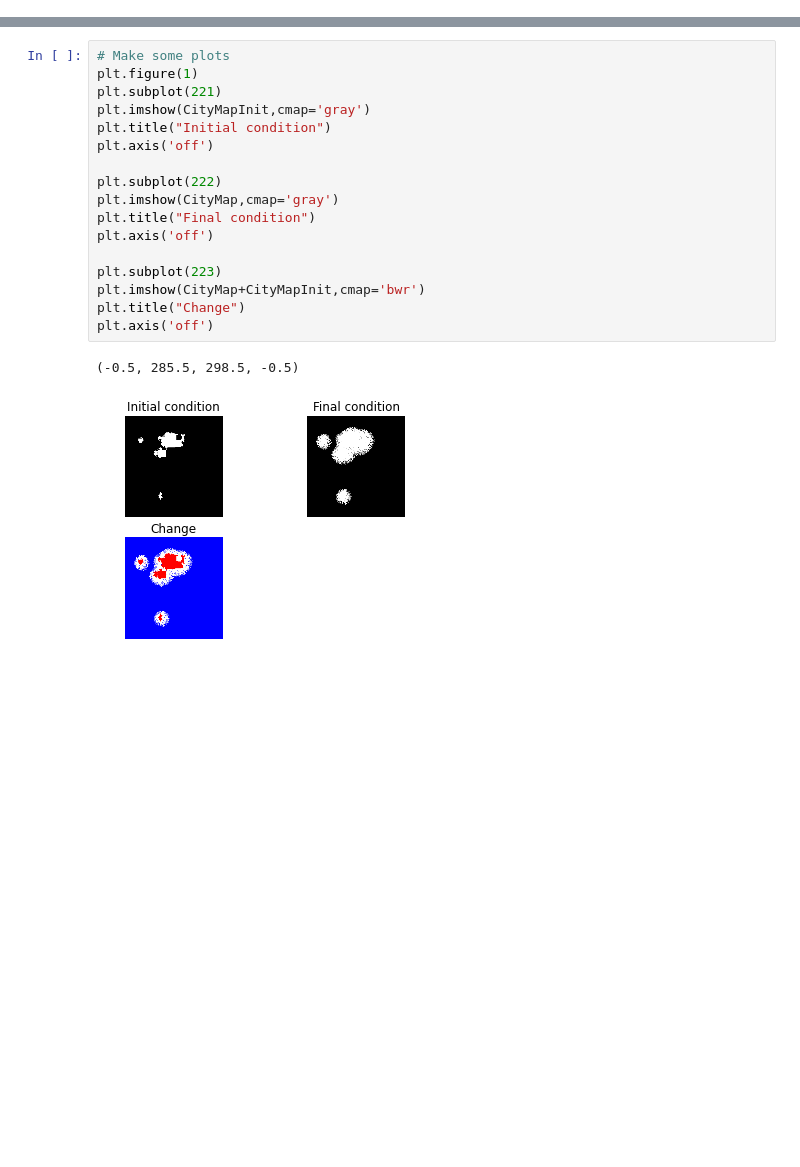
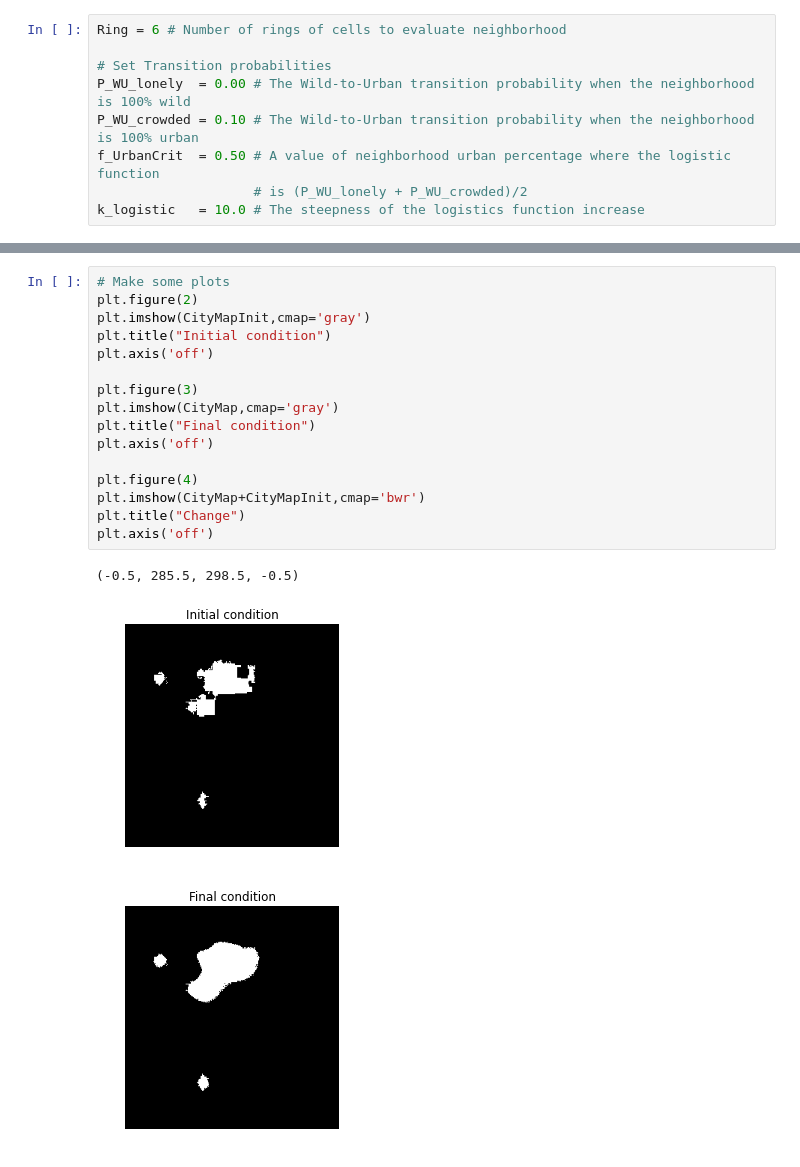
Before and after one commit to LEAF-BoiseState/SPEED, a Jupyter notebook: Module15g/SimpleUrbanSTM_V1.ipynb, the cells around one changed output, grey strips where cells are left out. Cells and saved outputs as stored; diff of their text form; blank space fills up the shorter version.

Commit message:
Revision of STM urban growth model

```diff
--- a/Module15g/SimpleUrbanSTM_V1.ipynb
+++ b/Module15g/SimpleUrbanSTM_V1.ipynb
@@ -21,0 +22,9 @@ k_logistic   = 10.0
+# %%
+Ring = 6 # Number of rings of cells to evaluate neighborhood
+
+# Set Transition probabilities
+P_WU_lonely  = 0.00 # The Wild-to-Urban transition probability when the neighborhood is 100% wild
+P_WU_crowded = 0.10 # The Wild-to-Urban transition probability when the neighborhood is 100% urban
+f_UrbanCrit  = 0.50 # A value of neighborhood urban percentage where the logistic function
+                    # is (P_WU_lonely + P_WU_crowded)/2
+k_logistic   = 10.0 # The steepness of the logistics function increase
@@ -91,20 +125,20 @@ Completed time step 99. 100.0% complete
 # %%
 # Make some plots
-plt.figure(1)
-plt.subplot(221)
+plt.figure(2)
 plt.imshow(CityMapInit,cmap='gray')
 plt.title("Initial condition")
 plt.axis('off')
 
-plt.subplot(222)
+plt.figure(3)
 plt.imshow(CityMap,cmap='gray')
 plt.title("Final condition")
 plt.axis('off')
 
-plt.subplot(223)
+plt.figure(4)
 plt.imshow(CityMap+CityMapInit,cmap='bwr')
 plt.title("Change")
 plt.axis('off')
 # %% [output]
 (-0.5, 285.5, 298.5, -0.5)
-[figure, old version]
+[figure, new version]
+[figure, added]
```
Also changed, not shown: parts of 12 cells of this notebook.
